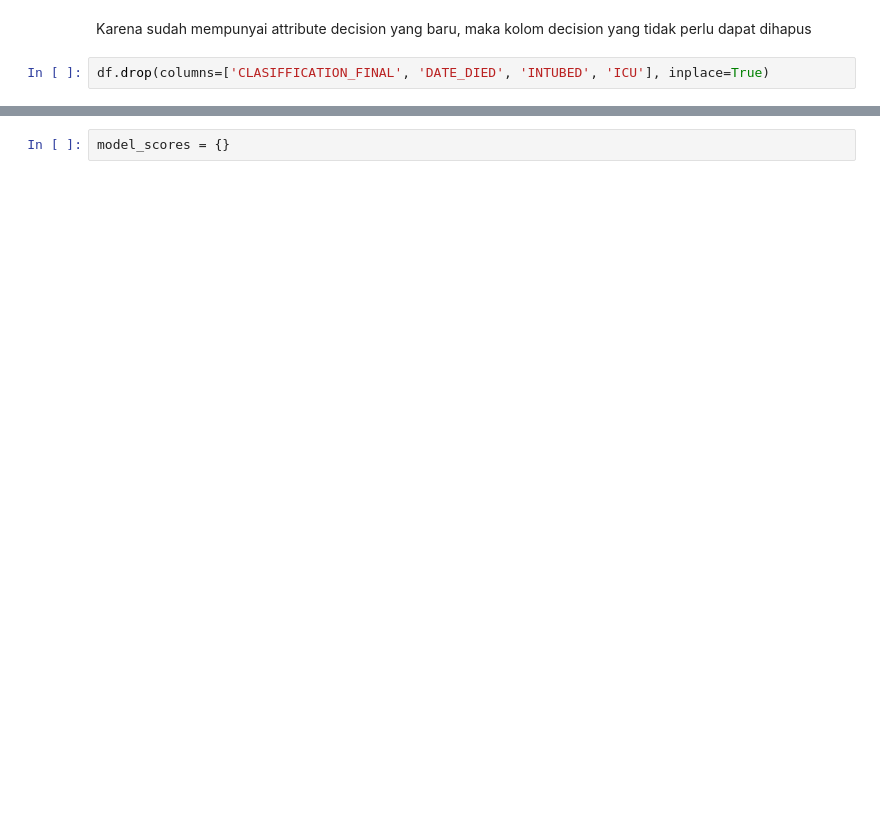
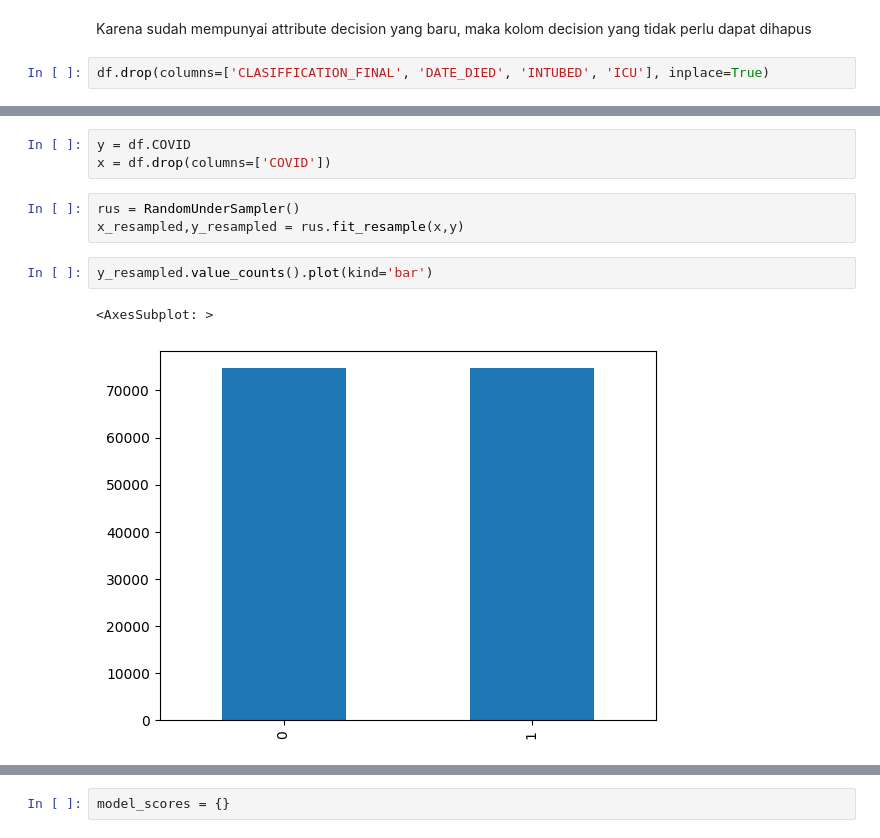
Before and after one commit to marchelzi/covid19-prediction, a Jupyter notebook: COVID_19_Prediction.ipynb, the cells around one changed output, grey strips where cells are left out. Cells and saved outputs as stored; diff of their text form; blank space fills up the shorter version.

```diff
--- a/COVID_19_Prediction.ipynb
+++ b/COVID_19_Prediction.ipynb
@@ -151,0 +195,11 @@ xgb_boost = XGBClassifier()
+# %%
+y = df.COVID
+x = df.drop(columns=['COVID'])
+# %%
+rus = RandomUnderSampler()
+x_resampled,y_resampled = rus.fit_resample(x,y)
+# %%
+y_resampled.value_counts().plot(kind='bar')
+# %% [output]
+<AxesSubplot: >
+[figure, added]
```
Also changed, not shown: parts of 51 cells of this notebook, 11 other files.
